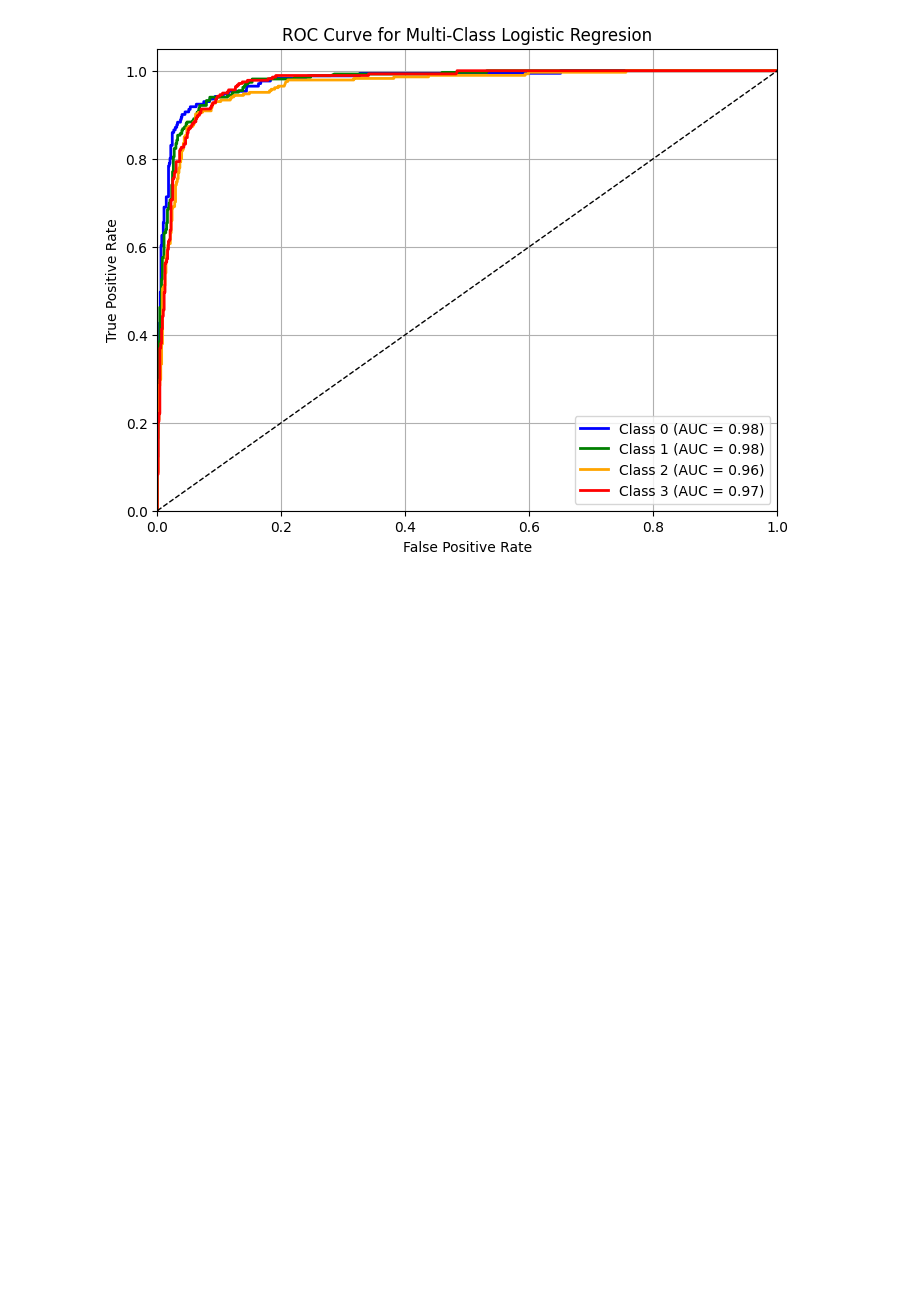
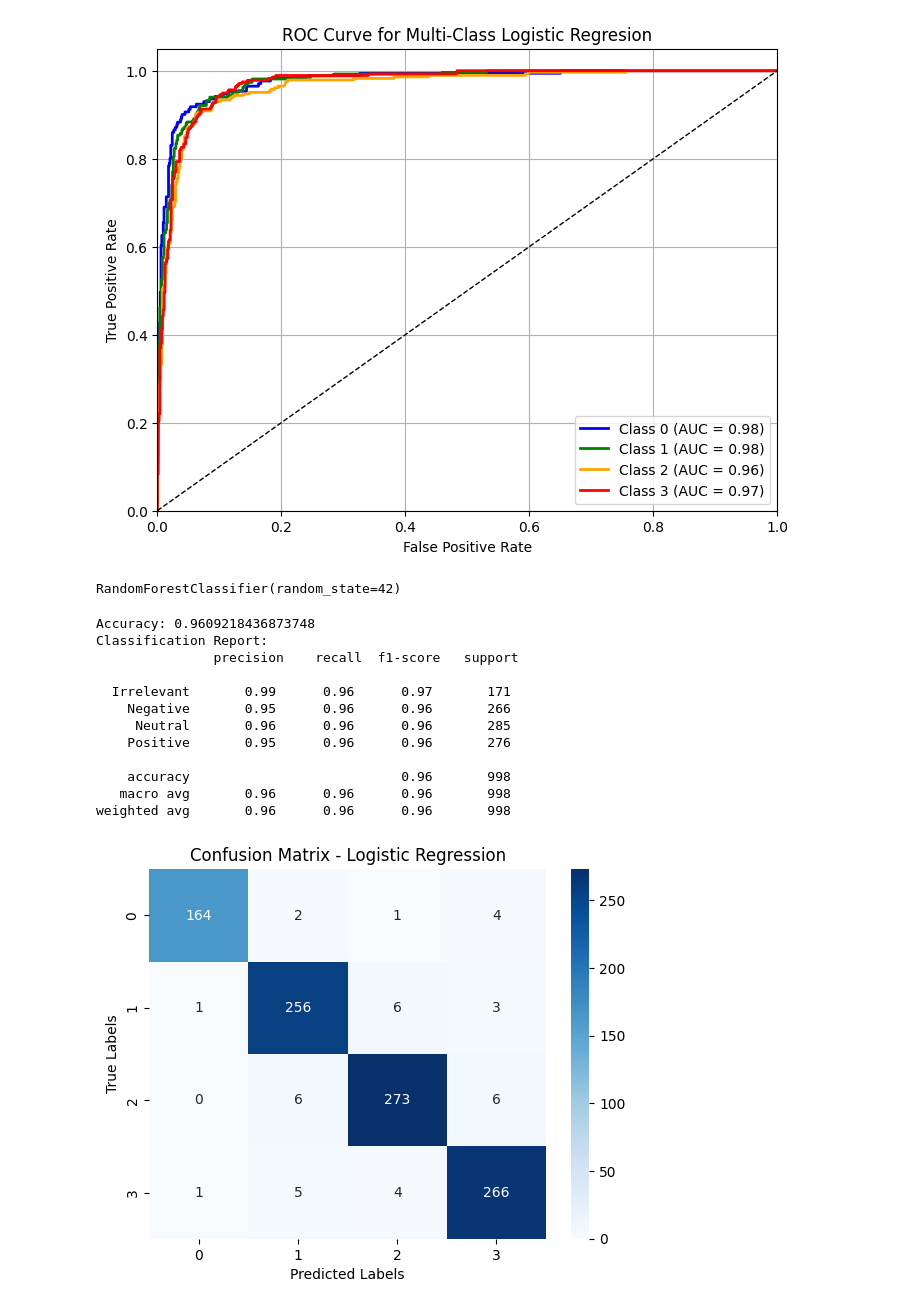
Before and after one commit to NelsonRichieRichardo/uib-ai-2331038-nelsonrichierichardo, a Jupyter notebook: pertemuan05/Untitled.ipynb, the cells around one changed output. Drawn from its saved outputs; the diff is of its cells as text; code cells hidden in the pictures; blank space fills up the shorter version.

```diff
--- a/pertemuan05/Untitled.ipynb
+++ b/pertemuan05/Untitled.ipynb
@@ -540,0 +544,33 @@ AUC rata-rata (macro)   : 0.972
+# %%
+model_rf = RandomForestClassifier(n_estimators=100, max_depth=None, random_state=42)
+model_rf.fit(X_train, y_train)
+# %% [output]
+RandomForestClassifier(random_state=42)
+# %%
+# Predict test data
+y_predrf = model_rf.predict(X_test)
+
+# Evaluate model
+print("Accuracy:", accuracy_score(y_test, y_predrf))
+print("Classification Report:\n", classification_report(y_test, y_predrf))
+
+cm = confusion_matrix(y_test, y_predrf)
+sns.heatmap(cm, annot=True, fmt="d", cmap="Blues")
+plt.title("Confusion Matrix - Logistic Regression")
+plt.xlabel("Predicted Labels")
+plt.ylabel("True Labels")
+plt.show()
+# %% [output]
+Accuracy: 0.9609218436873748
+Classification Report:
+               precision    recall  f1-score   support
+
+  Irrelevant       0.99      0.96      0.97       171
+    Negative       0.95      0.96      0.96       266
+     Neutral       0.96      0.96      0.96       285
+    Positive       0.95      0.96      0.96       276
+
+    accuracy                           0.96       998
+   macro avg       0.96      0.96      0.96       998
+weighted avg       0.96      0.96      0.96       998
+[figure, added]
```
Also changed, not shown: parts of 17 cells of this notebook.
